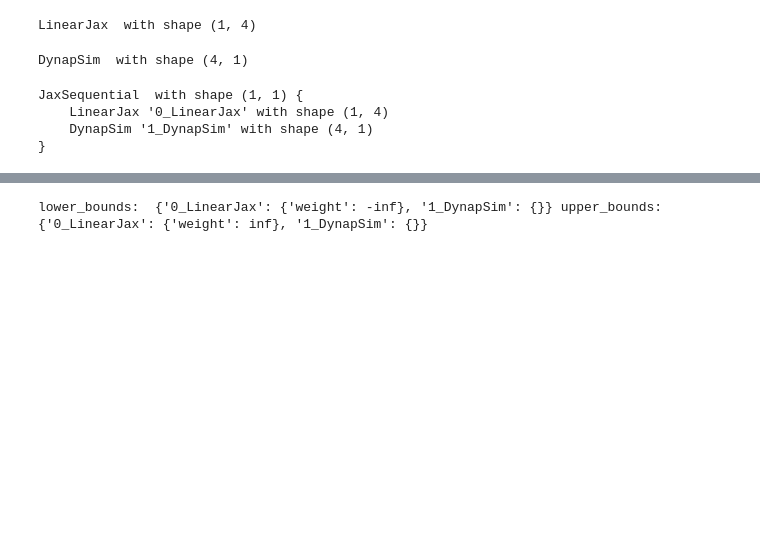
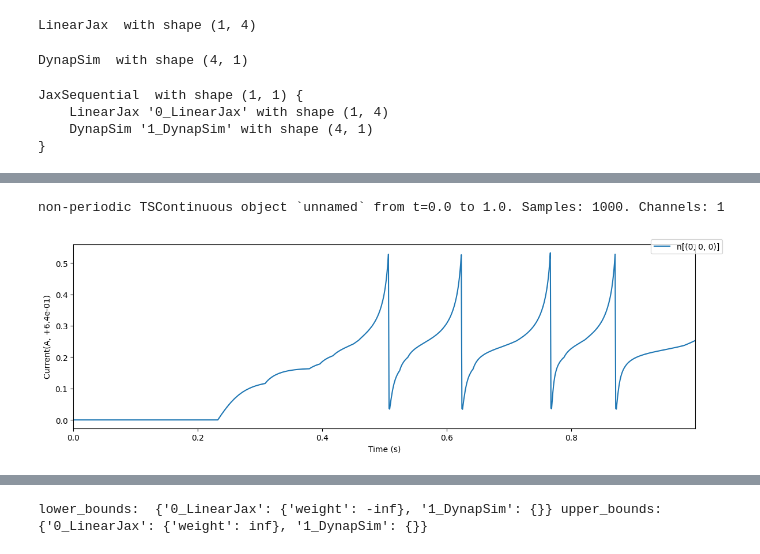
Before and after one commit to synsense/rockpool, a Jupyter notebook: docs/devices/DynapSE/spike_rate.ipynb, the cells around one changed output, grey strips where cells are left out. Drawn from its saved outputs; the diff is of its cells as text; code cells hidden in the pictures; blank space fills up the shorter version.

```diff
--- a/docs/devices/DynapSE/spike_rate.ipynb
+++ b/docs/devices/DynapSE/spike_rate.ipynb
@@ -158,0 +173,5 @@ non-periodic TSContinuous object `unnamed` from t=0.0 to 1.0. Samples: 1000. Cha
+# %%
+Figure.plot_Ix(record_dict["1_DynapSim"]["vmem"], idx_map=simconfig.router.idx_map)
+# %% [output]
+non-periodic TSContinuous object `unnamed` from t=0.0 to 1.0. Samples: 1000. Channels: 1
+[figure, added]
```
Also changed, not shown: parts of 54 cells of this notebook.
